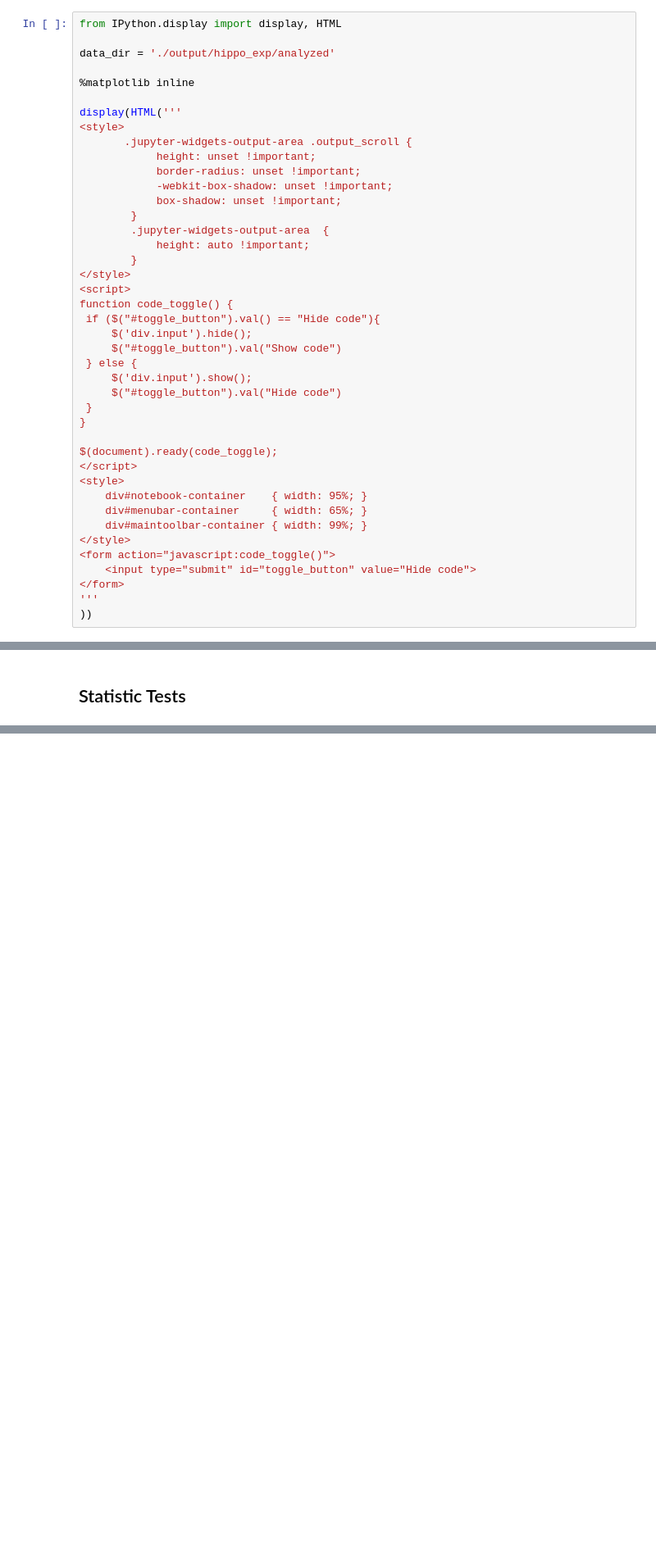
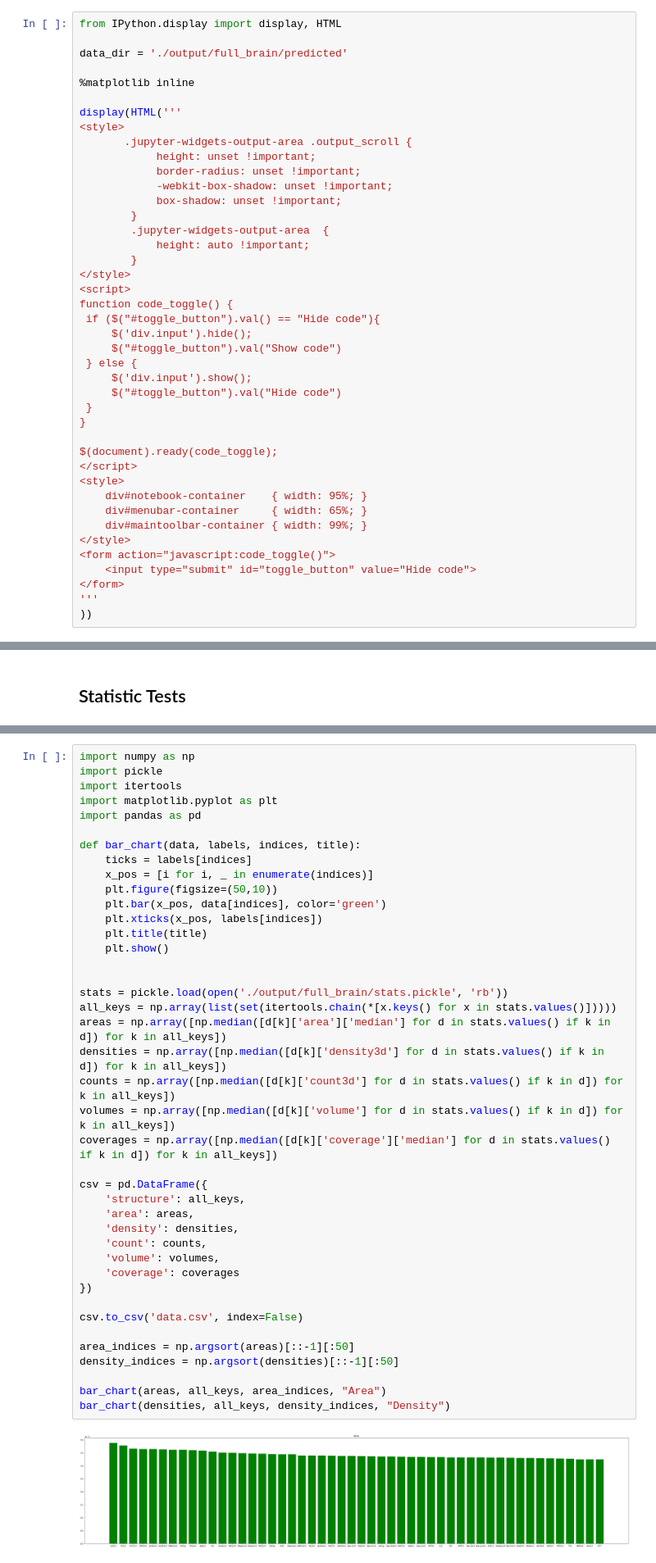
Before and after one commit to delkind/detectron_segmentation, a Jupyter notebook: ExperimentExplorer.ipynb, the cells around one changed output, grey strips where cells are left out. Shown: that part at 82% size. Saved outputs shown, nothing was run; the diff lists cells and outputs as text; blank space fills up the shorter version.

```diff
--- a/ExperimentExplorer.ipynb
+++ b/ExperimentExplorer.ipynb
@@ -5,7 +5,7 @@
 # %%
 from IPython.display import display, HTML
 
-data_dir = './output/hippo_exp/analyzed'
+data_dir = './output/full_brain/predicted'
 
 %matplotlib inline
 
@@ -210,3 +210,46 @@ for res_num, (tr_name, tr) in enumerate(test_results.items()):
 plt.show()
 # %% [output]
 [figure]
+# %%
+import numpy as np
+import pickle
+import itertools
+import matplotlib.pyplot as plt
+import pandas as pd
+
+def bar_chart(data, labels, indices, title):
+    ticks = labels[indices]
+    x_pos = [i for i, _ in enumerate(indices)]
+    plt.figure(figsize=(50,10))
+    plt.bar(x_pos, data[indices], color='green')
+    plt.xticks(x_pos, labels[indices])
+    plt.title(title)
+    plt.show()
+
+
+stats = pickle.load(open('./output/full_brain/stats.pickle', 'rb'))
+all_keys = np.array(list(set(itertools.chain(*[x.keys() for x in stats.values()]))))
+areas = np.array([np.median([d[k]['area']['median'] for d in stats.values() if k in d]) for k in all_keys])
+densities = np.array([np.median([d[k]['density3d'] for d in stats.values() if k in d]) for k in all_keys])
+counts = np.array([np.median([d[k]['count3d'] for d in stats.values() if k in d]) for k in all_keys])
+volumes = np.array([np.median([d[k]['volume'] for d in stats.values() if k in d]) for k in all_keys])
+coverages = np.array([np.median([d[k]['coverage']['median'] for d in stats.values() if k in d]) for k in all_keys])
+
+csv = pd.DataFrame({
+    'structure': all_keys,
+    'area': areas,
+    'density': densities,
+    'count': counts,
+    'volume': volumes,
+    'coverage': coverages
+})
+
+csv.to_csv('data.csv', index=False)
+
+area_indices = np.argsort(areas)[::-1][:50]
+density_indices = np.argsort(densities)[::-1][:50]
+
+bar_chart(areas, all_keys, area_indices, "Area")
+bar_chart(densities, all_keys, density_indices, "Density")
+# %% [output]
+[figure, added]
```
Also changed, not shown: parts of 3 cells of this notebook, 6 other files.
